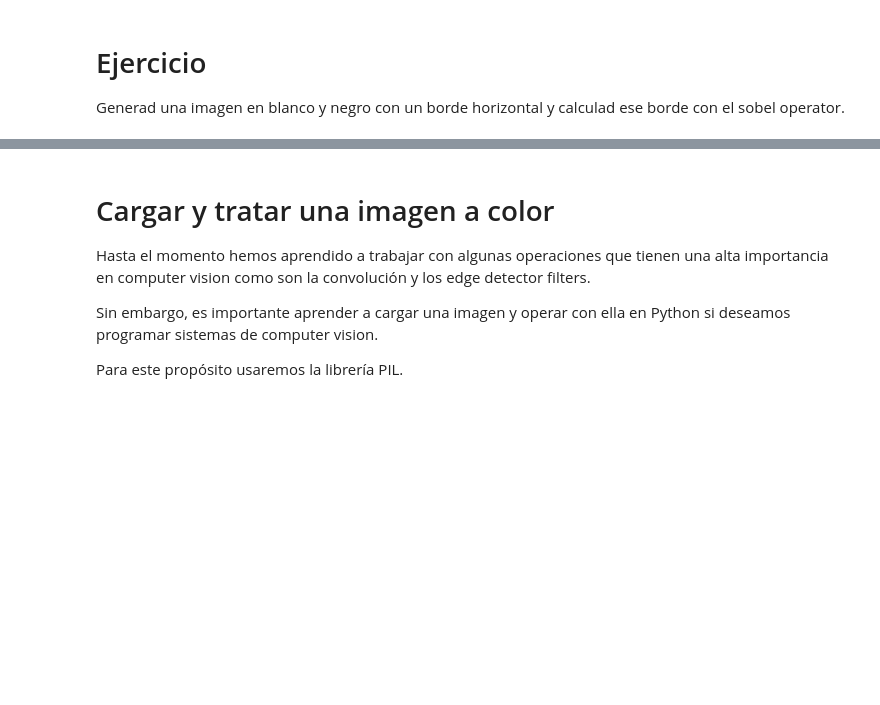
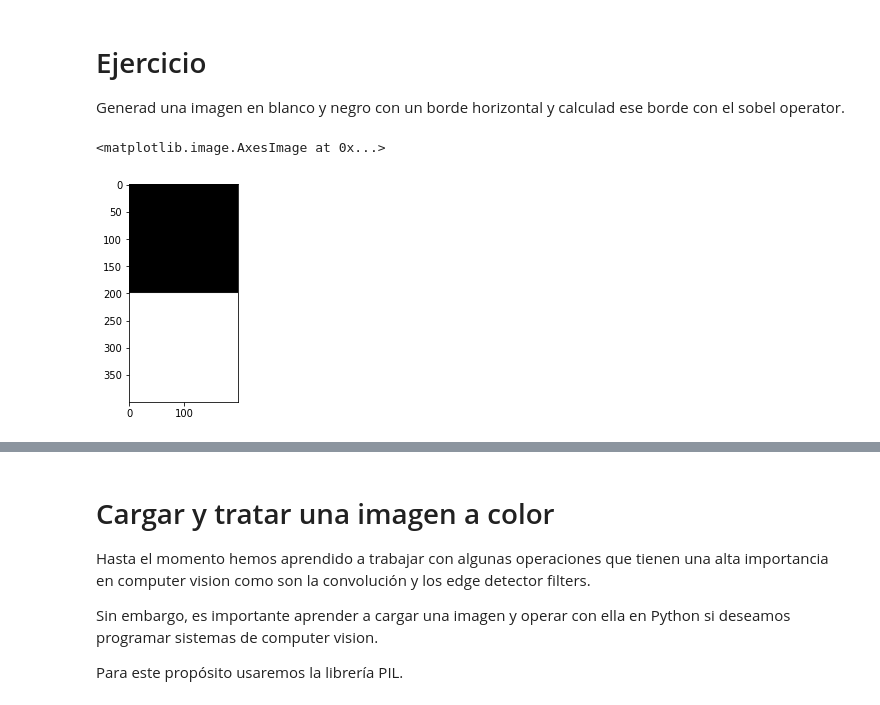
Before and after one commit to MarioAlmela/IDAL_MIA3, a Jupyter notebook: computer_vision_01.ipynb, the cells around one changed output, grey strips where cells are left out. Drawn from its saved outputs; the diff is of its cells as text; code cells hidden in the pictures; blank space fills up the shorter version.

```diff
--- a/computer_vision_01.ipynb
+++ b/computer_vision_01.ipynb
@@ -200,3 +212,14 @@ plt.imshow(result, cmap="Greys")
 # Ejercicio
 
 Generad una imagen en blanco y negro con un borde horizontal y calculad ese borde con el sobel operator.
+# %%
+# Generate black&white image
+ones = np.full(shape=(200,200), fill_value=255)
+zeros = np.zeros(shape=(200,200))
+
+image = np.concatenate((ones, zeros), axis=0)
+
+plt.imshow(image, cmap="Greys")
+# %% [output]
+<matplotlib.image.AxesImage at 0x...>
+[figure, added]
```
Also changed, not shown: parts of 13 cells of this notebook.
